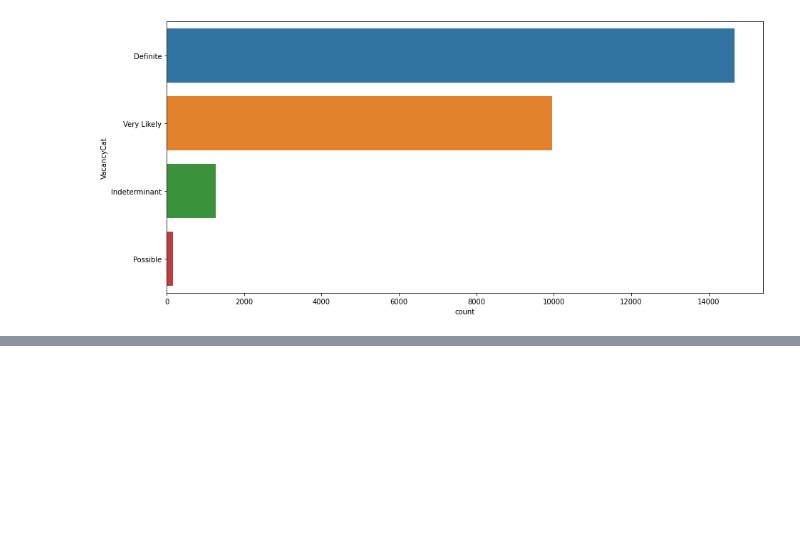
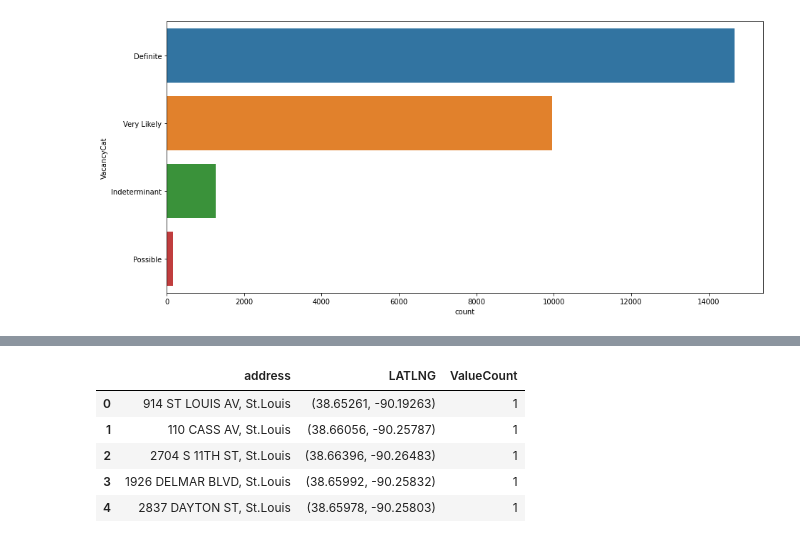
Before and after one commit to jzj5528/ST-Louis-Vacancy-Project-, a Jupyter notebook: VacantHomes.ipynb, the cells around one changed output, grey strips where cells are left out. Cells and saved outputs as stored; diff of their text form; code cells hidden in the pictures; blank space fills up the shorter version.

```diff
--- a/VacantHomes.ipynb
+++ b/VacantHomes.ipynb
@@ -99,0 +126,13 @@ sns.countplot(y = df['VacancyCat'],order=df['VacancyCat'].value_counts().iloc[:1
+# %%
+#convert LATLNG from string to tuple
+new_LNGLAT=[]
+for i in range(len(df)):
+    a=df['LATLNG'].iloc[i]
+    lat, lon = a.split(',')
+    new_LNGLAT.append((float(lat),float(lon)))
+
+df['LATLNG']=new_LNGLAT
+# %%
+df['StNameFull'] = df['StNameFull'].astype(str)
+# %%
+df['StAddrNum'] = df['StAddrNum'].astype(str)
@@ -100,3 +159,22 @@ sns.countplot(y = df['VacancyCat'],order=df['VacancyCat'].value_counts().iloc[:1
+# %%
+df['address']=df['StAddrNum']+" "+df['StNameFull']+", St.Louis"
+# %%
+#count the incident frenquency to each location
+unique_locations = df['LATLNG'].value_counts()
+
+PB_index = pd.DataFrame({"LATLNG" : unique_locations.index, "ValueCount":unique_locations})
+PB_index.index = range(len(unique_locations))
+#map_data=pd.concat([new_df['address'],PB_index], axis=1, join='inner')
+map_data=pd.concat([df[['address']],PB_index], axis=1, join='inner')
+map_data_head=map_data[:10]
+map_data.head()
+# %% [output]
+|  | address | LATLNG | ValueCount |
+| 0 | 914 ST LOUIS AV, St.Louis | (38.65261, -90.19263) | 1 |
+| 1 | 110 CASS AV, St.Louis | (38.66056, -90.25787) | 1 |
+| 2 | 2704 S 11TH ST, St.Louis | (38.66396, -90.26483) | 1 |
+| 3 | 1926 DELMAR BLVD, St.Louis | (38.65992, -90.25832) | 1 |
+| 4 | 2837 DAYTON ST, St.Louis | (38.65978, -90.25803) | 1 |
 # %%
 stl_Vacant_Homes=folium.Map(location=[38.6, -90.2],
                         zoom_start=13,width=1000, height=800)
```
Also changed, not shown: parts of 11 cells of this notebook.
